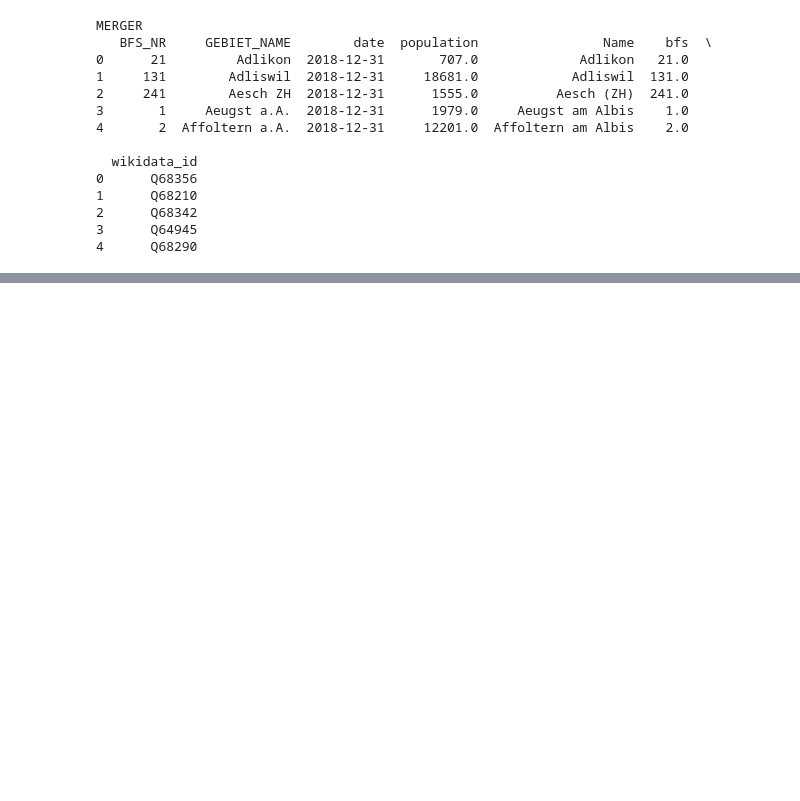
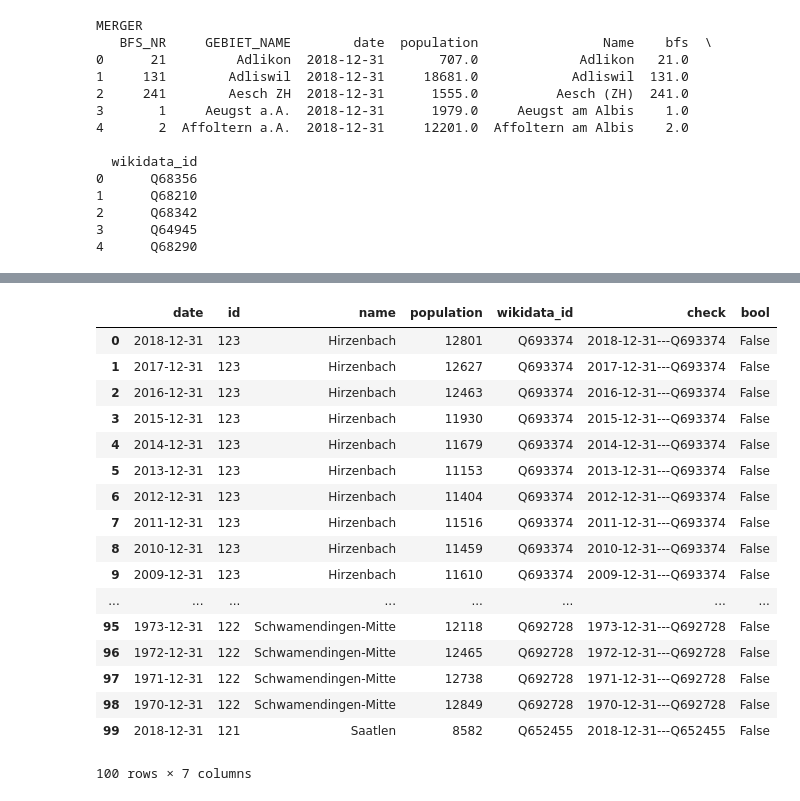
Before and after one commit to mmznrSTAT/wikidataZH_2019, a Jupyter notebook: ProjectUpdate.ipynb, the cells around one changed output, grey strips where cells are left out. Drawn from its saved outputs; the diff is of its cells as text; code cells hidden in the pictures; blank space fills up the shorter version.

```diff
--- a/ProjectUpdate.ipynb
+++ b/ProjectUpdate.ipynb
@@ -21,6 +21,9 @@ wikidataKT = import_wikidata_kt()
 print("Wikidata for Kanton")
 print(wikidataKT.head())
 #wikidataKT['date'] = wikidataKT['date'].dt.date
+wikidataGM = import_wikidata_qt()
+print("Wikidata for Quartier")
+print(wikidataGM.head())
 # %% [output]
 City of Zurich
          date   id        name population wikidata_id
@@ -109,3 +108,12 @@ merger[(merger['wikidata_id']=='Q68959')==True].head(20)
 | 3134 | 141 | Thalwil | 2001-12-31 | 15851.0 | Thalwil | 141.0 | Q68959 | 2001-12-31---141 | False |
 | 3310 | 141 | Thalwil | 2000-12-31 | 15749.0 | Thalwil | 141.0 | Q68959 | 2000-12-31---141 | False |
 | 3486 | 141 | Thalwil | 1999-12-31 | 15767.0 | Thalwil | 141.0 | Q68959 | 1999-12-31---141 | False |
+# %%
+cityZH.head()
+cityZH['check'] = cityZH['date'].astype(str) + '---' + cityZH['wikidata_id'].astype(str)
+wikidataGM['check'] = wikidataGM['date'].astype(str) + '---' + wikidataGM['wikidata_id'].astype(str)
+
+print(cityZH['check'].head())
+print("NOT IN THE DATASET")
+print(len(cityZH[(cityZH['check'].isin(wikidataGM['check']) == False)].index.tolist()))
+cityZH['bool'] = cityZH['check'].isin(wikidataGM['check'])
@@ -111,0 +129,21 @@ merger[(merger['wikidata_id']=='Q68959')==True].head(20)
+# %%
+cityZH
+# %% [output]
+|  | date | id | name | population | wikidata_id | check | bool |
+| 0 | 2018-12-31 | 123 | Hirzenbach | 12801 | Q693374 | 2018-12-31---Q693374 | False |
+| 1 | 2017-12-31 | 123 | Hirzenbach | 12627 | Q693374 | 2017-12-31---Q693374 | False |
+| 2 | 2016-12-31 | 123 | Hirzenbach | 12463 | Q693374 | 2016-12-31---Q693374 | False |
+| 3 | 2015-12-31 | 123 | Hirzenbach | 11930 | Q693374 | 2015-12-31---Q693374 | False |
+| 4 | 2014-12-31 | 123 | Hirzenbach | 11679 | Q693374 | 2014-12-31---Q693374 | False |
+| 5 | 2013-12-31 | 123 | Hirzenbach | 11153 | Q693374 | 2013-12-31---Q693374 | False |
+| 6 | 2012-12-31 | 123 | Hirzenbach | 11404 | Q693374 | 2012-12-31---Q693374 | False |
+| 7 | 2011-12-31 | 123 | Hirzenbach | 11516 | Q693374 | 2011-12-31---Q693374 | False |
+| 8 | 2010-12-31 | 123 | Hirzenbach | 11459 | Q693374 | 2010-12-31---Q693374 | False |
+| 9 | 2009-12-31 | 123 | Hirzenbach | 11610 | Q693374 | 2009-12-31---Q693374 | False |
+| ... | ... | ... | ... | ... | ... | ... | ... |
+| 95 | 1973-12-31 | 122 | Schwamendingen-Mitte | 12118 | Q692728 | 1973-12-31---Q692728 | False |
+| 96 | 1972-12-31 | 122 | Schwamendingen-Mitte | 12465 | Q692728 | 1972-12-31---Q692728 | False |
+| 97 | 1971-12-31 | 122 | Schwamendingen-Mitte | 12738 | Q692728 | 1971-12-31---Q692728 | False |
+| 98 | 1970-12-31 | 122 | Schwamendingen-Mitte | 12849 | Q692728 | 1970-12-31---Q692728 | False |
+| 99 | 2018-12-31 | 121 | Saatlen | 8582 | Q652455 | 2018-12-31---Q652455 | False |
+100 rows × 7 columns
```
Also changed, not shown: parts of 5 cells of this notebook, 1 other file.
